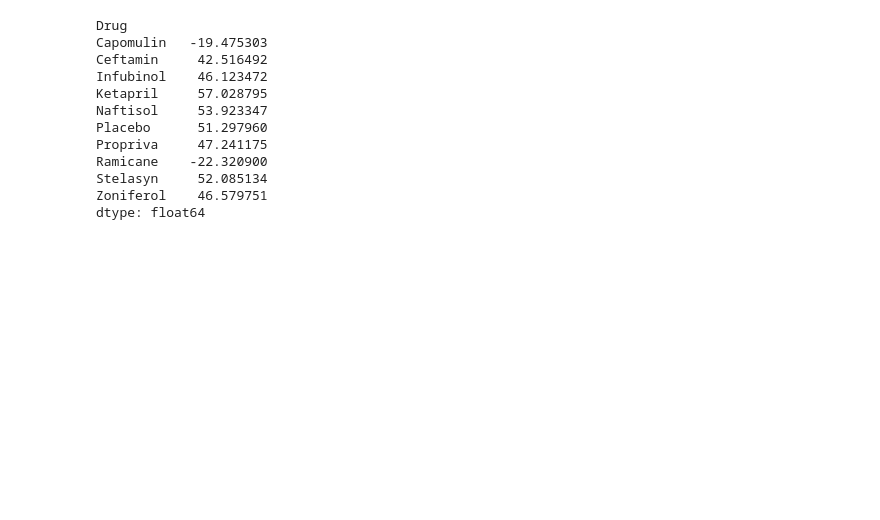
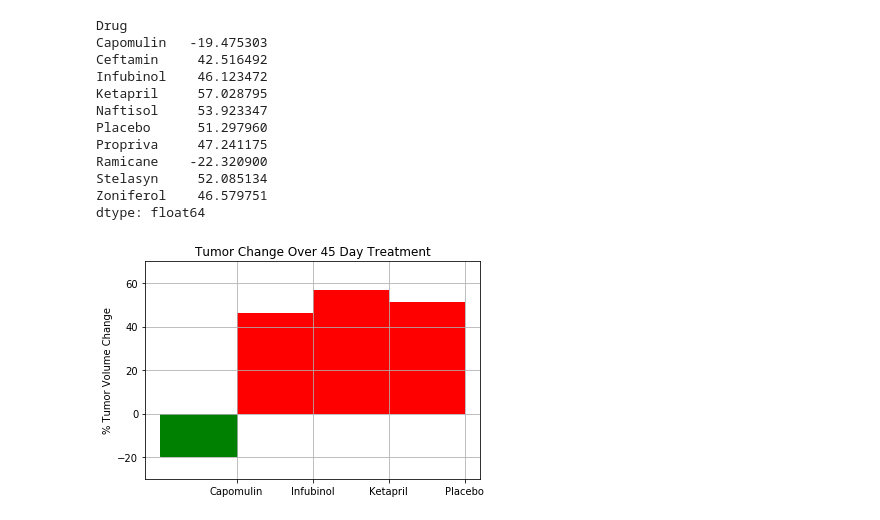
Before and after one commit to reemaratnani/Matplotlib, a Jupyter notebook: pymaceuticals.ipynb, the cells around one changed output. Saved outputs shown, nothing was run; the diff lists cells and outputs as text; code cells hidden in the pictures; blank space fills up the shorter version.

Commit message:
Included bar chart

```diff
--- a/pymaceuticals.ipynb
+++ b/pymaceuticals.ipynb
@@ -176,3 +171,25 @@ Ramicane    -22.320900
 Stelasyn     52.085134
 Zoniferol    46.579751
 dtype: float64
+# %%
+drug_studied = Percent_change[['Capomulin', 'Infubinol', 'Ketapril','Placebo']]
+y= drug_studied.values
+Drugs = ['Capomulin', 'Infubinol', 'Ketapril', 'Placebo']
+# drug_studied = list(zip(drug_studied.index, drug_studied))
+# drug_studied
+x = np.arange(0, len(Drugs))
+tick = [0.5,1.5,2.5,3.5]
+plt.xticks(tick, Drugs)
+# plt.xticks([0,5,1.5,2.5,3.5], Drugs)
+plt.ylim(-30, 70)
+bar_plot = plt.bar(x, y, color='r', width = 1)
+bar_plot[0].set_color('g')
+plt.grid()
+plt.title("Tumor Change Over 45 Day Treatment")
+plt.ylabel("% Tumor Volume Change")
+
+plt.show()
+# # fig, ax = plt.subplots()
+# # ax.set_yticklabels()
+# %% [output]
+[figure, added]
```
Also changed, not shown: parts of 1 cell of this notebook.
